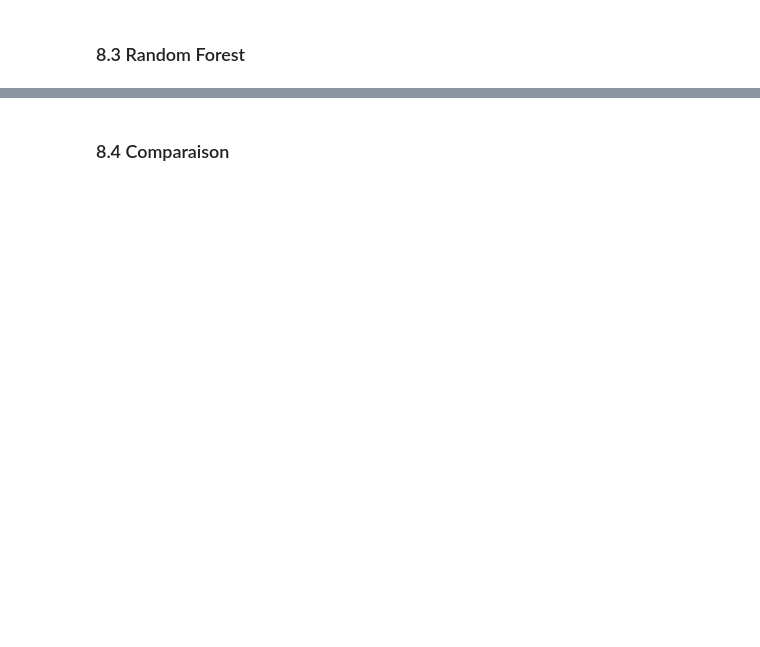
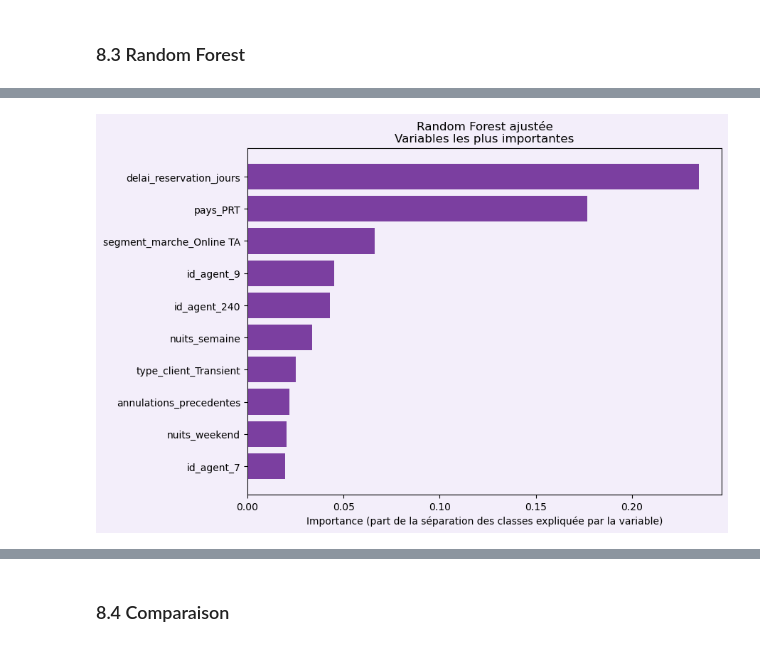
Before and after one commit to LudivineThinet/projet_hotel_booking, a Jupyter notebook: notebook/ML_Hotel_Booking.ipynb, the cells around one changed output, grey strips where cells are left out. Drawn from its saved outputs; the diff is of its cells as text; code cells hidden in the pictures; blank space fills up the shorter version.

```diff
--- a/notebook/ML_Hotel_Booking.ipynb
+++ b/notebook/ML_Hotel_Booking.ipynb
@@ -767,0 +1736,9 @@ print(pred_dummy.shape, pred_logreg.shape, pred_arbre.shape, pred_rf.shape)
+# %%
+# Tableau des importances de la forêt ajustée, de la plus forte à la plus faible
+importances_rf = pd.DataFrame({
+    'Variable': X_train_final.columns,
+    'Importance': modele_rf_ajuste.feature_importances_
+})
+importances_rf = importances_rf.sort_values('Importance', ascending=False).reset_index(drop=True)
+
+importances_rf.head(10).round(3)
@@ -767,0 +1757,14 @@ print(pred_dummy.shape, pred_logreg.shape, pred_arbre.shape, pred_rf.shape)
+# %%
+# Graphique des 10 variables les plus importantes de la forêt
+top10_rf = importances_rf.head(10).iloc[::-1]
+
+fig, ax = plt.subplots(figsize=(9, 6), facecolor='#f3eefa')
+ax.set_facecolor('#f3eefa')
+ax.barh(top10_rf['Variable'], top10_rf['Importance'], color='#7b3fa0')
+ax.set_title("Random Forest ajustée\nVariables les plus importantes")
+ax.set_xlabel("Importance (part de la séparation des classes expliquée par la variable)")
+plt.tight_layout()
+plt.savefig('../assets/graphiques/importance_random_forest.png', dpi=150, bbox_inches='tight', facecolor=fig.get_facecolor())
+plt.show()
+# %% [output]
+[figure, added]
```
Also changed, not shown: parts of 111 cells of this notebook.
